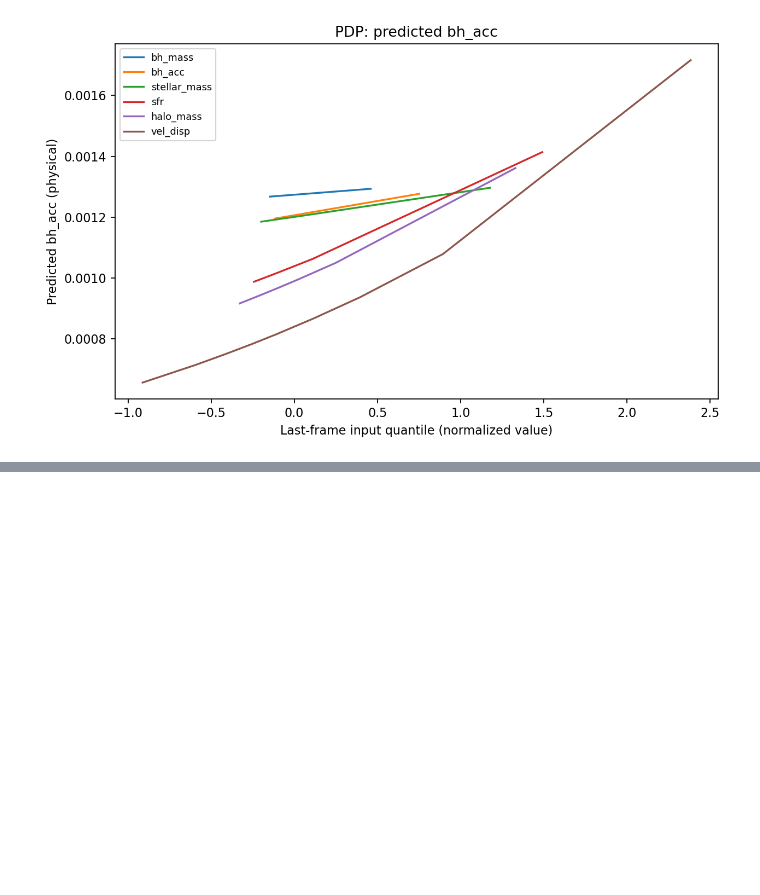
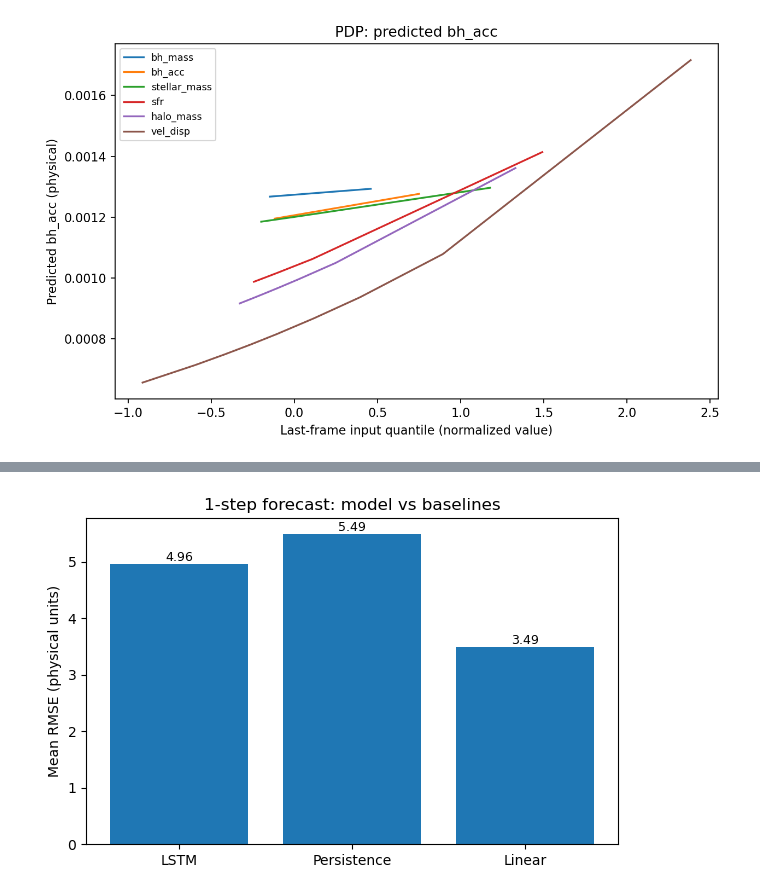
Before and after one commit to uptowncheetah95/Cosmic-Evolution-ML, a Jupyter notebook: black_hole_evolution/notebooks/post_training_analysis.ipynb, the cells around one changed output, grey strips where cells are left out. Cells and saved outputs as stored; diff of their text form; code cells hidden in the pictures; blank space fills up the shorter version.

```diff
--- a/black_hole_evolution/notebooks/post_training_analysis.ipynb
+++ b/black_hole_evolution/notebooks/post_training_analysis.ipynb
@@ -480,0 +564,92 @@ print(f"[6] PDP table: {pdp_csv}")
+# %%
+# BASELINE COMPARISON (insert after adaptive horizon metrics cell; before permutation importance)
+
+import numpy as np, pandas as pd, torch, matplotlib.pyplot as plt
+from pathlib import Path
+
+# ---------- build 1-step evaluation windows (normalized) ----------
+XW_1, Y1 = [], []
+for sid in np.unique(ids):
+    m = (ids == sid)
+    s = snaps[m]
+    x = Xraw[m]
+    order = np.argsort(s)
+    x = x[order]
+    # normalize & clean
+    x = (x - mean) / (std + 1e-8)
+    x = np.nan_to_num(x, nan=0.0, posinf=0.0, neginf=0.0)
+    if len(x) <= WINDOW:
+        continue
+    for t in range(WINDOW, len(x)):
+        XW_1.append(x[t-WINDOW:t, :])  # [W,F]
+        Y1.append(x[t, :])             # [F]
+if not XW_1:
+    raise RuntimeError("No 1-step windows available. Reduce WINDOW or check data length.")
+
+XW_1 = np.stack(XW_1).astype(np.float32)   # [N,W,F]
+Y1    = np.stack(Y1).astype(np.float32)    # [N,F]
+
+# ---------- helper metrics ----------
+def rmse(A,B,axis=0): return np.sqrt(np.mean((A-B)**2, axis=axis))
+def mae (A,B,axis=0): return np.mean(np.abs(A-B), axis=axis)
+
+# ---------- LSTM predictions (1-step) ----------
+@torch.no_grad()
+def predict_lstm_next(Xw_norm):
+    xb = torch.from_numpy(Xw_norm).float().to(device)
+    y  = model(xb).cpu().numpy()             # normalized
+    return y
+
+Y_pred_lstm_norm = predict_lstm_next(XW_1)         # [N,F]
+Y_pred_lstm = Y_pred_lstm_norm * std + mean        # physical
+Y_true      = Y1 * std + mean                      # physical
+
+# ---------- Persistence baseline (copy last frame forward) ----------
+XW_1_phys = XW_1 * std + mean
+Y_pred_persistence = XW_1_phys[:, -1, :]           # [N,F] physical
+
+# ---------- Linear baseline: multi-output least squares on (window -> next) ----------
+# design matrix: flatten window [W,F] => [W*F]
+N, W, F = XW_1.shape
+X_design = XW_1.reshape(N, W*F)                     # normalized inputs
+Y_target = Y1                                       # normalized targets
+lam = 1e-3
+XtX = X_design.T @ X_design + lam * np.eye(X_design.shape[1])
+beta = np.linalg.solve(XtX, X_design.T @ Y_target)  # [W*F, F]
+Y_pred_linear_norm = X_design @ beta                # [N,F] normalized
+Y_pred_linear = Y_pred_linear_norm * std + mean     # physical
+
+# ---------- compute metrics (per feature + mean) ----------
+metrics = []
+for name, Y_hat in [
+    ("LSTM",        Y_pred_lstm),
+    ("Persistence", Y_pred_persistence),
+    ("Linear",      Y_pred_linear),
+]:
+    rmse_f = rmse(Y_hat, Y_true, axis=0)            # per-feature RMSE
+    mae_f  = mae (Y_hat, Y_true, axis=0)
+    metrics.append({
+        "model": name,
+        **{f"RMSE_{feat}": float(rmse_f[j]) for j, feat in enumerate(FEATURES)},
+        **{f"MAE_{feat}":  float(mae_f[j])  for j, feat in enumerate(FEATURES)},
+        "RMSE_mean": float(rmse_f.mean()),
+        "MAE_mean":  float(mae_f.mean())
+    })
+
+df_metrics = pd.DataFrame(metrics).set_index("model")
+out_csv = TAB_DIR / "baseline_comparison_1step.csv"
+df_metrics.to_csv(out_csv)
+print(f"[Baseline] Saved 1-step comparison table → {out_csv}")
+display(df_metrics)
+
+# ---------- simple bar plot (mean RMSE by model) ----------
+plt.figure(figsize=(6,4))
+plt.bar(df_metrics.index, df_metrics["RMSE_mean"])
+plt.ylabel("Mean RMSE (physical units)")
+plt.title("1-step forecast: model vs baselines")
+for i, v in enumerate(df_metrics["RMSE_mean"].values):
+    plt.text(i, v, f"{v:.3g}", ha="center", va="bottom", fontsize=9)
+fig_path = FIG_DIR / "baseline_rmse_1step.png"
+plt.tight_layout(); plt.savefig(fig_path, dpi=200)
+print(f"[Baseline] Saved figure → {fig_path}")
+# %% [output]
@@ -480,0 +663 @@ print(f"[6] PDP table: {pdp_csv}")
+[figure, added]
```
Also changed, not shown: parts of 2 cells of this notebook, 2 other files.
